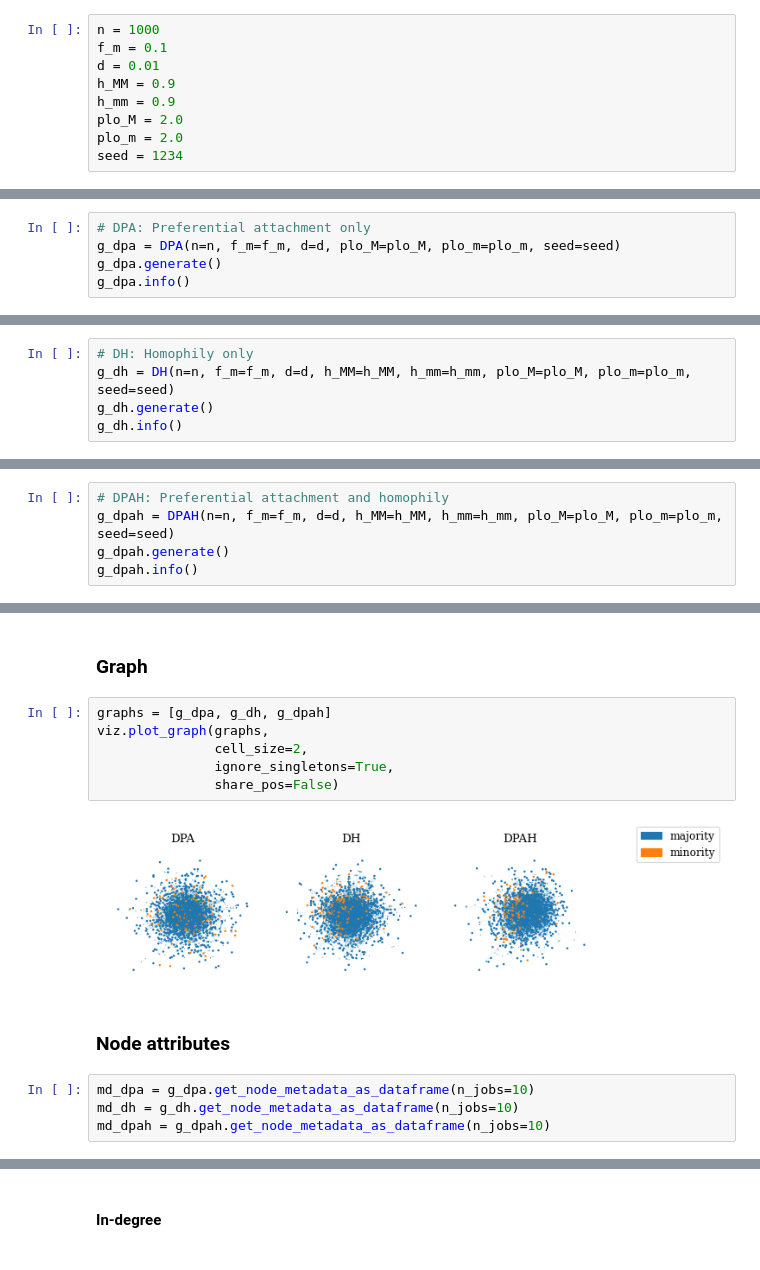
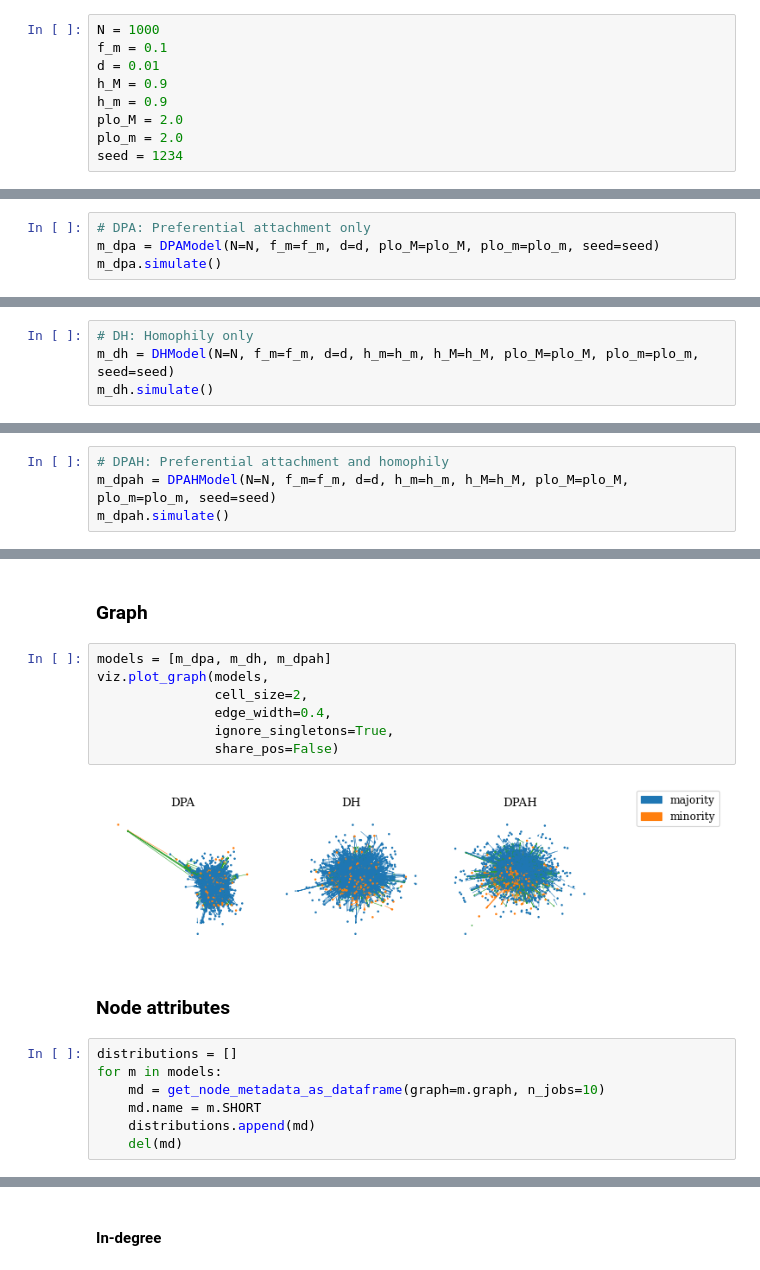
Before and after one commit to CSHVienna/NetworkInequalities, a Jupyter notebook: examples/notebooks/directed.ipynb, the cells around one changed output, grey strips where cells are left out. Drawn from its saved outputs; the diff is of its cells as text.

```diff
--- a/examples/notebooks/directed.ipynb
+++ b/examples/notebooks/directed.ipynb
@@ -14,11 +12,11 @@ from netin import stats
 # %% [markdown]
 ## Network parameters
 # %%
-n = 1000
+N = 1000
 f_m = 0.1
 d = 0.01
-h_MM = 0.9
-h_mm = 0.9
+h_M = 0.9
+h_m = 0.9
 plo_M = 2.0
 plo_m = 2.0
 seed = 1234
@@ -26,7 +24,6 @@ seed = 1234
 ## Generation
 # %%
 # DPA: Preferential attachment only
-g_dpa = DPA(n=n, f_m=f_m, d=d, plo_M=plo_M, plo_m=plo_m, seed=seed)
-g_dpa.generate()
-g_dpa.info()
+m_dpa = DPAModel(N=N, f_m=f_m, d=d, plo_M=plo_M, plo_m=plo_m, seed=seed)
+m_dpa.simulate()
 # %% [output]
@@ -53,6 +31,5 @@ xmin progress: 06%
 # %%
 # DH: Homophily only
-g_dh = DH(n=n, f_m=f_m, d=d, h_MM=h_MM, h_mm=h_mm, plo_M=plo_M, plo_m=plo_m, seed=seed)
-g_dh.generate()
-g_dh.info()
+m_dh = DHModel(N=N, f_m=f_m, d=d, h_m=h_m, h_M=h_M, plo_M=plo_M, plo_m=plo_m, seed=seed)
+m_dh.simulate()
 # %% [output]
@@ -76,6 +37,5 @@ mixing matrix:
 # %%
 # DPAH: Preferential attachment and homophily
-g_dpah = DPAH(n=n, f_m=f_m, d=d, h_MM=h_MM, h_mm=h_mm, plo_M=plo_M, plo_m=plo_m, seed=seed)
-g_dpah.generate()
-g_dpah.info()
+m_dpah = DPAHModel(N=N, f_m=f_m, d=d, h_m=h_m, h_M=h_M, plo_M=plo_M, plo_m=plo_m, seed=seed)
+m_dpah.simulate()
 # %% [output]
@@ -104,18 +48,22 @@ viz.set_paper_style()
 # %% [markdown]
 ### Graph
 # %%
-graphs = [g_dpa, g_dh, g_dpah]
-viz.plot_graph(graphs,
+models = [m_dpa, m_dh, m_dpah]
+viz.plot_graph(models,
                cell_size=2,
+               edge_width=0.4,
                ignore_singletons=True,
                share_pos=False)
 # %% [output]
-[figure, old version]
+[figure, new version]
 # %% [markdown]
 ### Node attributes
-# %%
-md_dpa = g_dpa.get_node_metadata_as_dataframe(n_jobs=10)
-md_dh = g_dh.get_node_metadata_as_dataframe(n_jobs=10)
-md_dpah = g_dpah.get_node_metadata_as_dataframe(n_jobs=10)
+# %%
+distributions = []
+for m in models:
+    md = get_node_metadata_as_dataframe(graph=m.graph, n_jobs=10)
+    md.name = m.SHORT
+    distributions.append(md)
+    del(md)
 # %%
 # see example of generate metadata
```
Also changed, not shown: parts of 14 cells of this notebook, 1 other file.
